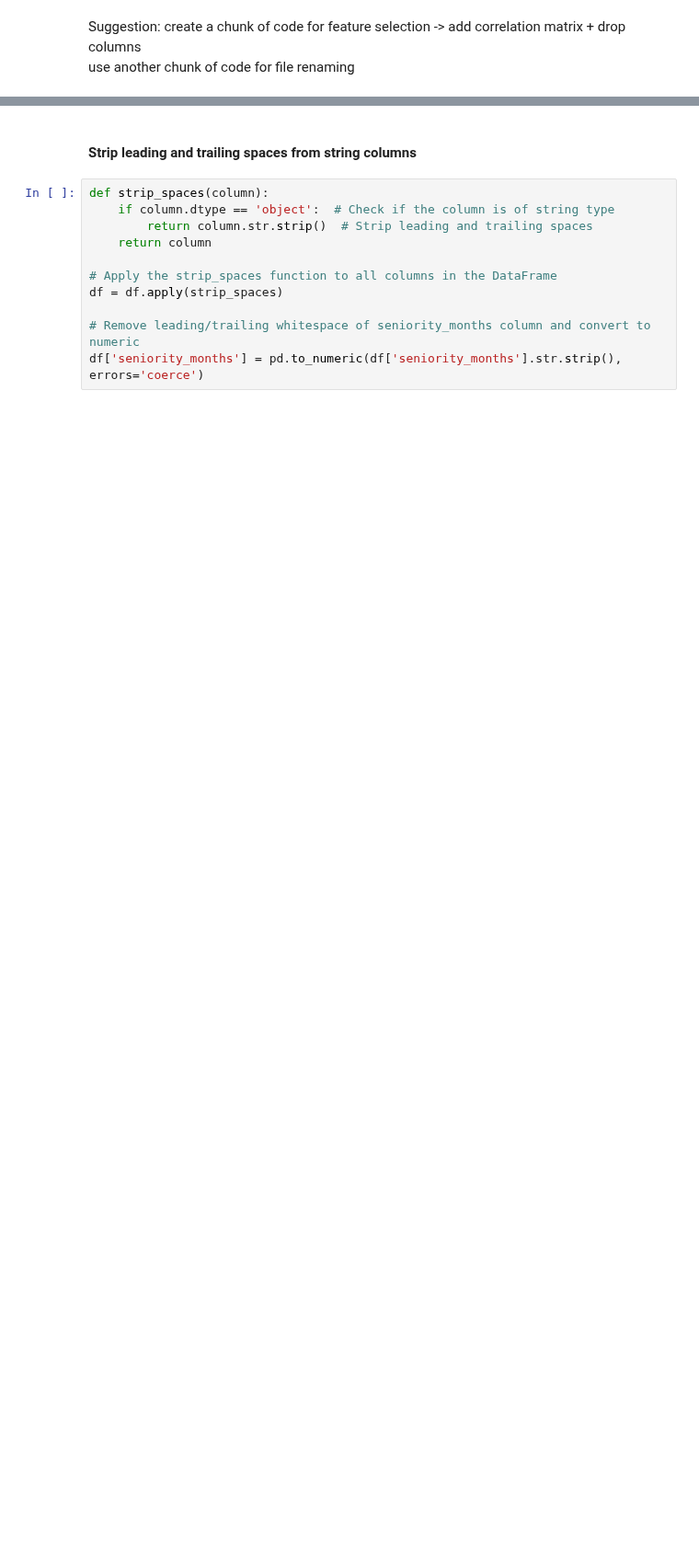
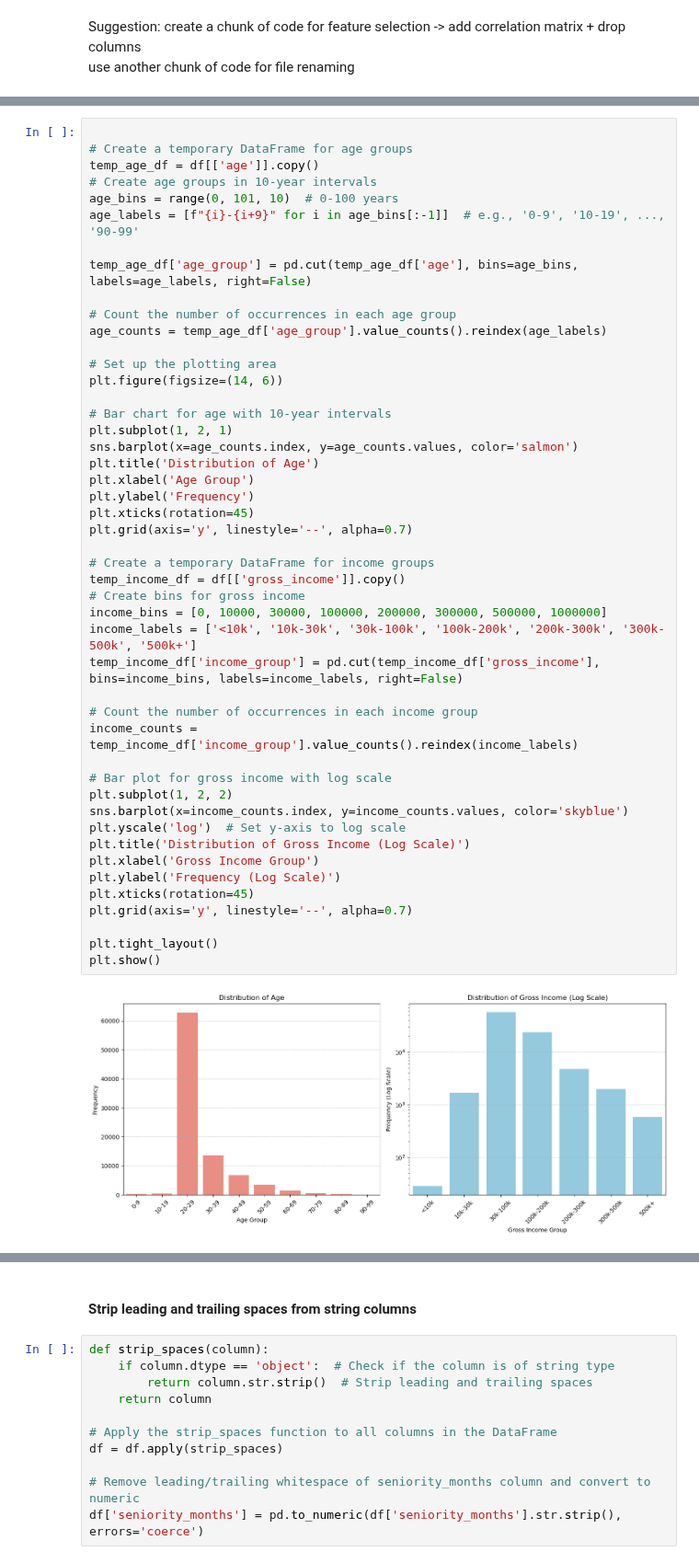
Before and after one commit to ChinSekYi/OpenAYEye, a Jupyter notebook: notebook/reco_system/santender_cleaning.ipynb, the cells around one changed output, grey strips where cells are left out. Shown at 92% size. Cells and saved outputs as stored; diff of their text form; blank space fills up the shorter version.

Commit message:
temp_commit, delete if problems occur

```diff
--- a/notebook/reco_system/santender_cleaning.ipynb
+++ b/notebook/reco_system/santender_cleaning.ipynb
@@ -224,0 +201,49 @@ df = df.dropna(subset=columns_with_na)
+# %%
+
+# Create a temporary DataFrame for age groups
+temp_age_df = df[['age']].copy()
+# Create age groups in 10-year intervals
+age_bins = range(0, 101, 10)  # 0-100 years
+age_labels = [f"{i}-{i+9}" for i in age_bins[:-1]]  # e.g., '0-9', '10-19', ..., '90-99'
+
+temp_age_df['age_group'] = pd.cut(temp_age_df['age'], bins=age_bins, labels=age_labels, right=False)
+
+# Count the number of occurrences in each age group
+age_counts = temp_age_df['age_group'].value_counts().reindex(age_labels)
+
+# Set up the plotting area
+plt.figure(figsize=(14, 6))
+
+# Bar chart for age with 10-year intervals
+plt.subplot(1, 2, 1)
+sns.barplot(x=age_counts.index, y=age_counts.values, color='salmon')
+plt.title('Distribution of Age')
+plt.xlabel('Age Group')
+plt.ylabel('Frequency')
+plt.xticks(rotation=45)
+plt.grid(axis='y', linestyle='--', alpha=0.7)
+
+# Create a temporary DataFrame for income groups
+temp_income_df = df[['gross_income']].copy()
+# Create bins for gross income
+income_bins = [0, 10000, 30000, 100000, 200000, 300000, 500000, 1000000]
+income_labels = ['<10k', '10k-30k', '30k-100k', '100k-200k', '200k-300k', '300k-500k', '500k+']
+temp_income_df['income_group'] = pd.cut(temp_income_df['gross_income'], bins=income_bins, labels=income_labels, right=False)
+
+# Count the number of occurrences in each income group
+income_counts = temp_income_df['income_group'].value_counts().reindex(income_labels)
+
+# Bar plot for gross income with log scale
+plt.subplot(1, 2, 2)
+sns.barplot(x=income_counts.index, y=income_counts.values, color='skyblue')
+plt.yscale('log')  # Set y-axis to log scale
+plt.title('Distribution of Gross Income (Log Scale)')
+plt.xlabel('Gross Income Group')
+plt.ylabel('Frequency (Log Scale)')
+plt.xticks(rotation=45)
+plt.grid(axis='y', linestyle='--', alpha=0.7)
+
+plt.tight_layout()
+plt.show()
+# %% [output]
+[figure, added]
```
Also changed, not shown: parts of 48 cells of this notebook, 1 other file.
